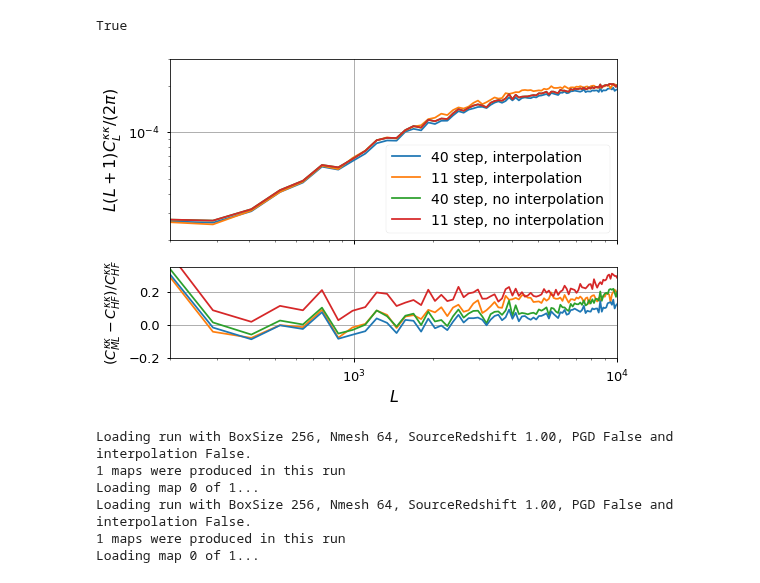
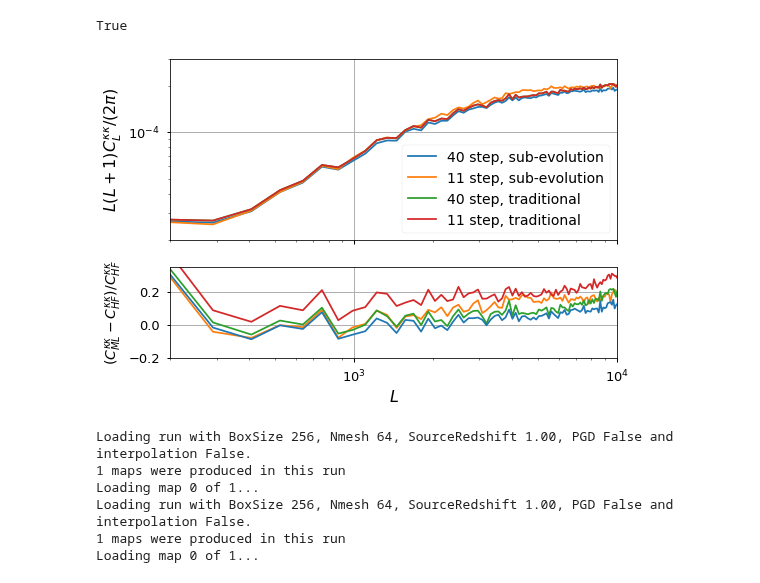
Before and after one commit to VMBoehm/MADLens, a Jupyter notebook: notebooks/PlotResults-publications.ipynb, the cells around one changed output. Saved outputs shown, nothing was run; the diff lists cells and outputs as text; code cells hidden in the pictures.

```diff
--- a/notebooks/PlotResults-publications.ipynb
+++ b/notebooks/PlotResults-publications.ipynb
@@ -506,34 +516,34 @@ True
 # %%
 fig, ax = plt.subplots(nrows=2, ncols=1, sharex=True, sharey=False, squeeze=True, gridspec_kw={'height_ratios':(2,1)})
 
 LL= runs['256']['no_interp']['1.0'].measured_cls['1.0']['L']
 x = LL*(LL+1.)/2./np.pi
 halofit = runs['256']['interp']['1.0'].theory_cls['1.0']['clkk']
-p3 = ax[0].loglog(LL,x*runs['256']['interp']['1.0'].measured_cls['1.0']['clkk'], label='40 step, interpolation')
-p2=ax[0].loglog(LL,x*runs['256']['interp']['11step']['1.0'].measured_cls['1.0']['clkk'], label='11 step, interpolation')
-p =ax[0].loglog(LL,x*runs['256']['no_interp']['1.0'].measured_cls['1.0']['clkk'], label='40 step, no interpolation')
-p4 =ax[0].loglog(LL,x*runs['256']['no_interp']['1.0'].measured_cls['1.0']['clkk'], label='11 step, no interpolation')
+p3 = ax[0].loglog(LL,x*runs['256']['interp']['1.0'].measured_cls['1.0']['clkk'], label='40 step, sub-evolution')
+p2=ax[0].loglog(LL,x*runs['256']['interp']['11step']['1.0'].measured_cls['1.0']['clkk'], label='11 step, sub-evolution')
+p =ax[0].loglog(LL,x*runs['256']['no_interp']['1.0'].measured_cls['1.0']['clkk'], label='40 step, traditional')
+p4 =ax[0].loglog(LL,x*runs['256']['no_interp']['1.0'].measured_cls['1.0']['clkk'], label='11 step, traditional')
 
 #plt.loglog(LL,x*halofit, label='halofit')
 ax[0].set_xlim(200,1e4)
 ax[0].set_ylim(2e-5,3e-4)
 ax[0].set_ylabel('$L(L+1) C^{\kappa \kappa}_L/(2\pi)$',fontsize=16)
 ax[1].set_xlabel('$L$',fontsize=16)
 ax[0].legend(fontsize=14)
 ax[0].grid()
 ref = halofit#runs['256']['interp']['1.0'].measured_cls['1.0']['clkk']
 ax[1].semilogx(LL,(runs['256']['interp']['11step']['1.0'].measured_cls['1.0']['clkk']-ref)/ref, color=p2[0].get_color())
 ax[1].semilogx(LL,(runs['256']['no_interp']['1.0'].measured_cls['1.0']['clkk']-ref)/ref, color=p[0].get_color())
 ax[1].semilogx(LL,(runs['256']['interp']['1.0'].measured_cls['1.0']['clkk']-ref)/ref, color=p3[0].get_color())
 ax[1].semilogx(LL,(runs['256']['no_interp']['11step']['1.0'].measured_cls['1.0']['clkk']-ref)/ref, color=p4[0].get_color())
 ax[1].set_ylabel(r'$(C_{ML}^{\kappa \kappa}-C_{HF}^{\kappa \kappa})/C_{HF}^{\kappa \kappa}$',fontsize=14)
 ax[1].set_ylim(-0.2,0.35)
 ax[1].grid()
 plt.savefig(os.path.join(PLOTPATH,'Interp_Cls.pdf'),bbox_inches='tight')
 plt.show()
 # different framing
 # %% [output]
-[figure, old version]
+[figure, new version]
 # %%
 run = Run(githash='30281ec', label='cross_test', rnum=0, local_path='../')
 map_new = run.get_map(1.0,0)
```
Also changed, not shown: parts of 3 cells of this notebook, 4 other files.
